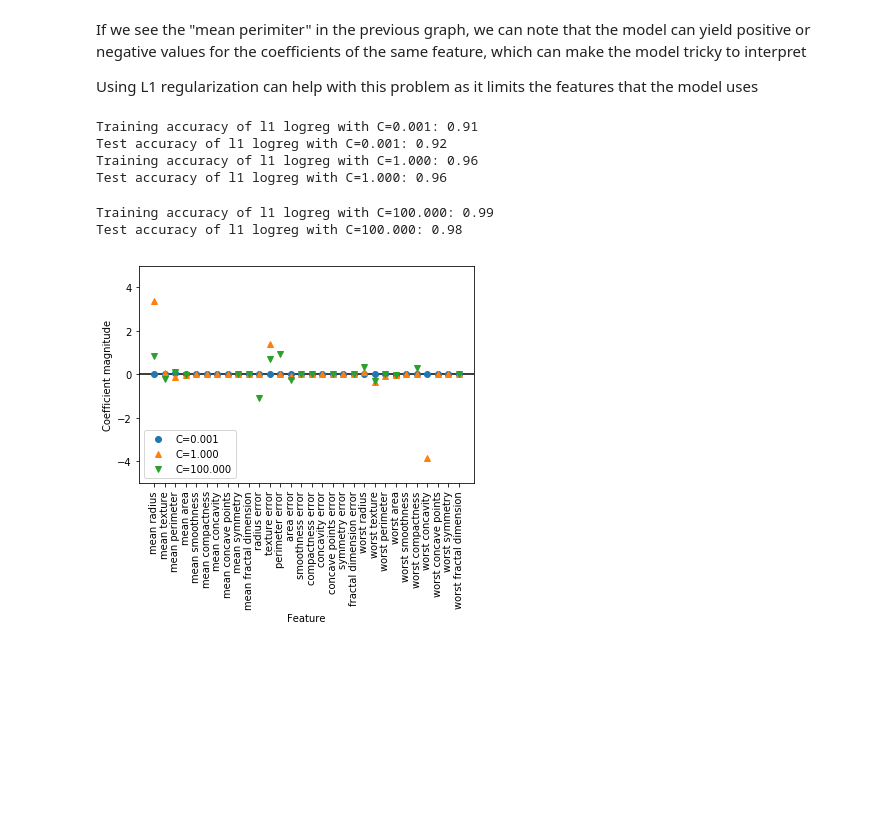
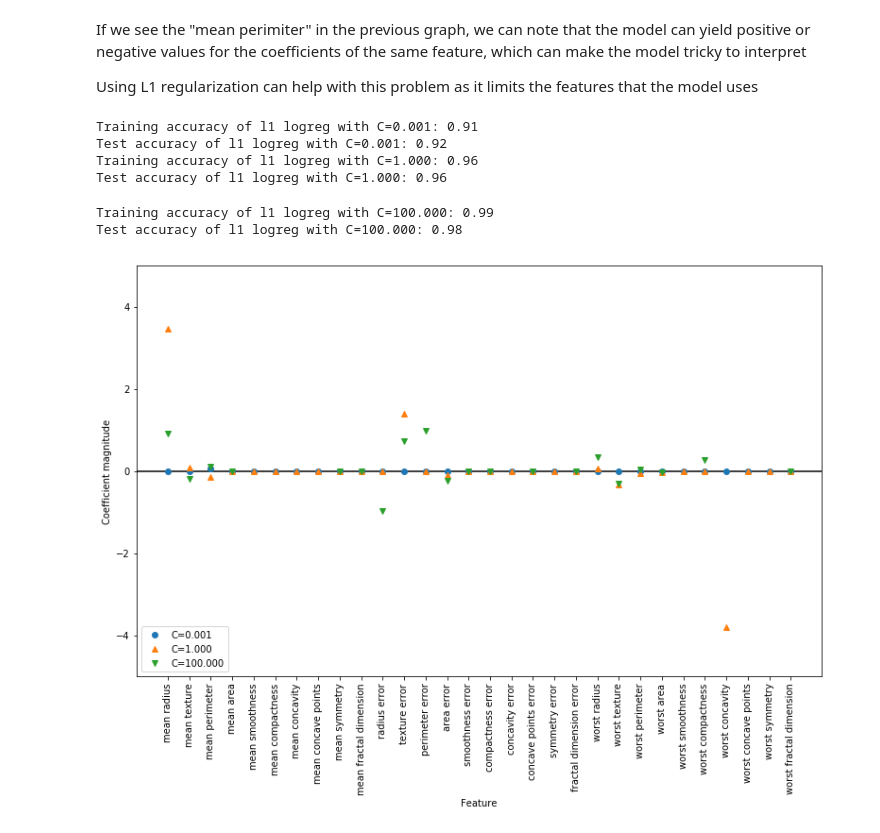
Before and after one commit to Patabu2/machine_learning_study, a Jupyter notebook: Chapter 2- Supervised learning.ipynb, the cells around one changed output. Saved outputs shown, nothing was run; the diff lists cells and outputs as text; code cells hidden in the pictures; blank space fills up the shorter version.

```diff
--- a/Chapter 2- Supervised learning.ipynb
+++ b/Chapter 2- Supervised learning.ipynb
@@ -580,29 +581,31 @@ If we see the "mean perimiter" in the previous graph, we can note that the model
 
 Using L1 regularization can help with this problem as it limits the features that the model uses
 # %%
+plt.figure(figsize=(13,8))
 for C, marker in zip([0.001, 1, 100], ['o', '^', 'v']):
     lr_l1 = LogisticRegression(C=C, solver='liblinear', penalty="l1").fit(X_train, y_train)
     print("Training accuracy of l1 logreg with C={:.3f}: {:.2f}".format(
           C, lr_l1.score(X_train, y_train)))
     print("Test accuracy of l1 logreg with C={:.3f}: {:.2f}".format(
           C, lr_l1.score(X_test, y_test)))
     plt.plot(lr_l1.coef_.T, marker, label="C={:.3f}".format(C))
 
 plt.xticks(range(cancer.data.shape[1]), cancer.feature_names, rotation=90)
+
 xlims = plt.xlim()
 plt.hlines(0, xlims[0], xlims[1])
 plt.xlim(xlims)
 plt.xlabel("Feature")
 plt.ylabel("Coefficient magnitude")
 
 plt.ylim(-5, 5)
 plt.legend(loc=3)
 plt.show()
 # %% [output]
 Training accuracy of l1 logreg with C=0.001: 0.91
 Test accuracy of l1 logreg with C=0.001: 0.92
 Training accuracy of l1 logreg with C=1.000: 0.96
 Test accuracy of l1 logreg with C=1.000: 0.96
 Training accuracy of l1 logreg with C=100.000: 0.99
 Test accuracy of l1 logreg with C=100.000: 0.98
-[figure, old version]
+[figure, new version]
```
Also changed, not shown: parts of 12 cells of this notebook.
